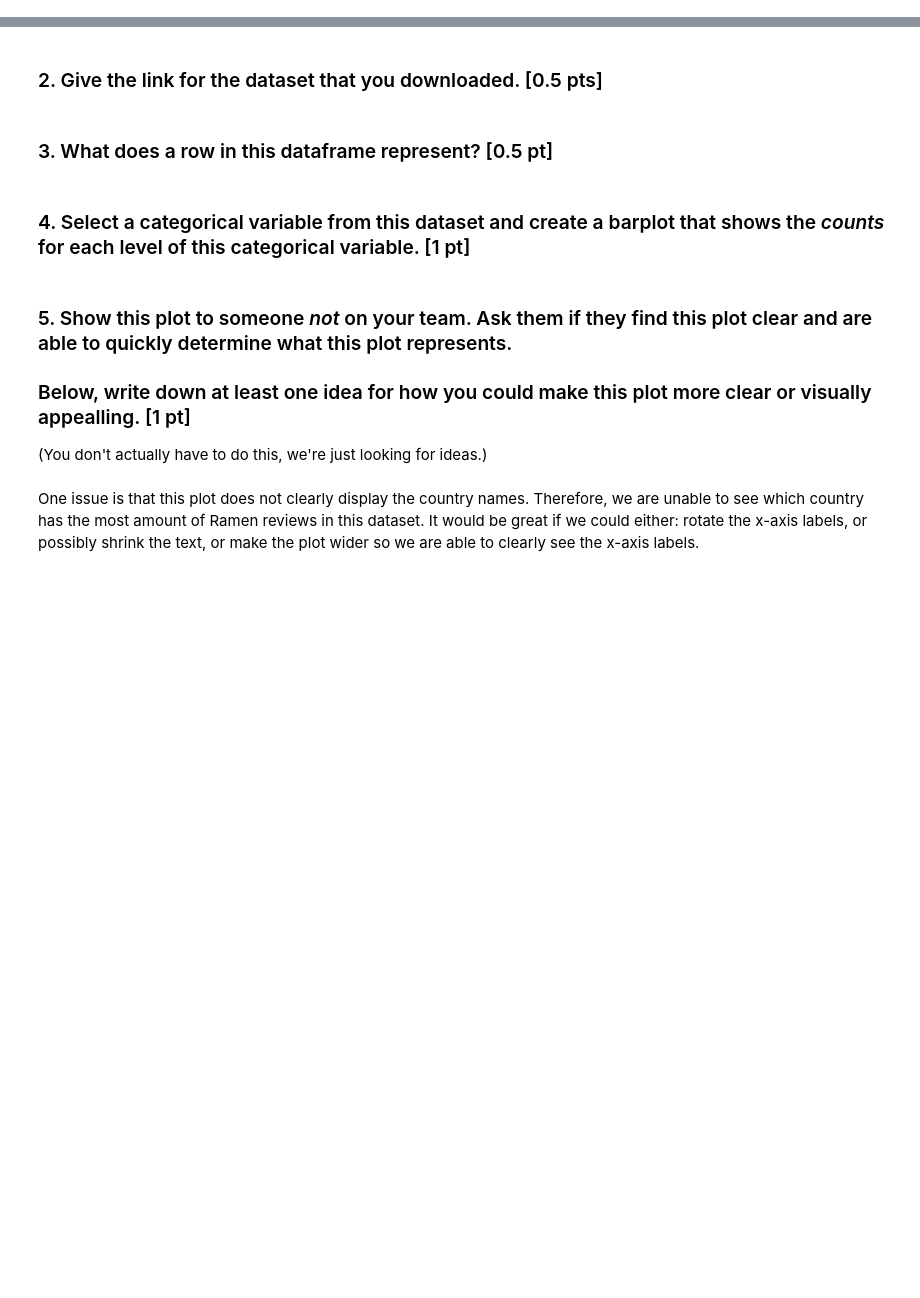
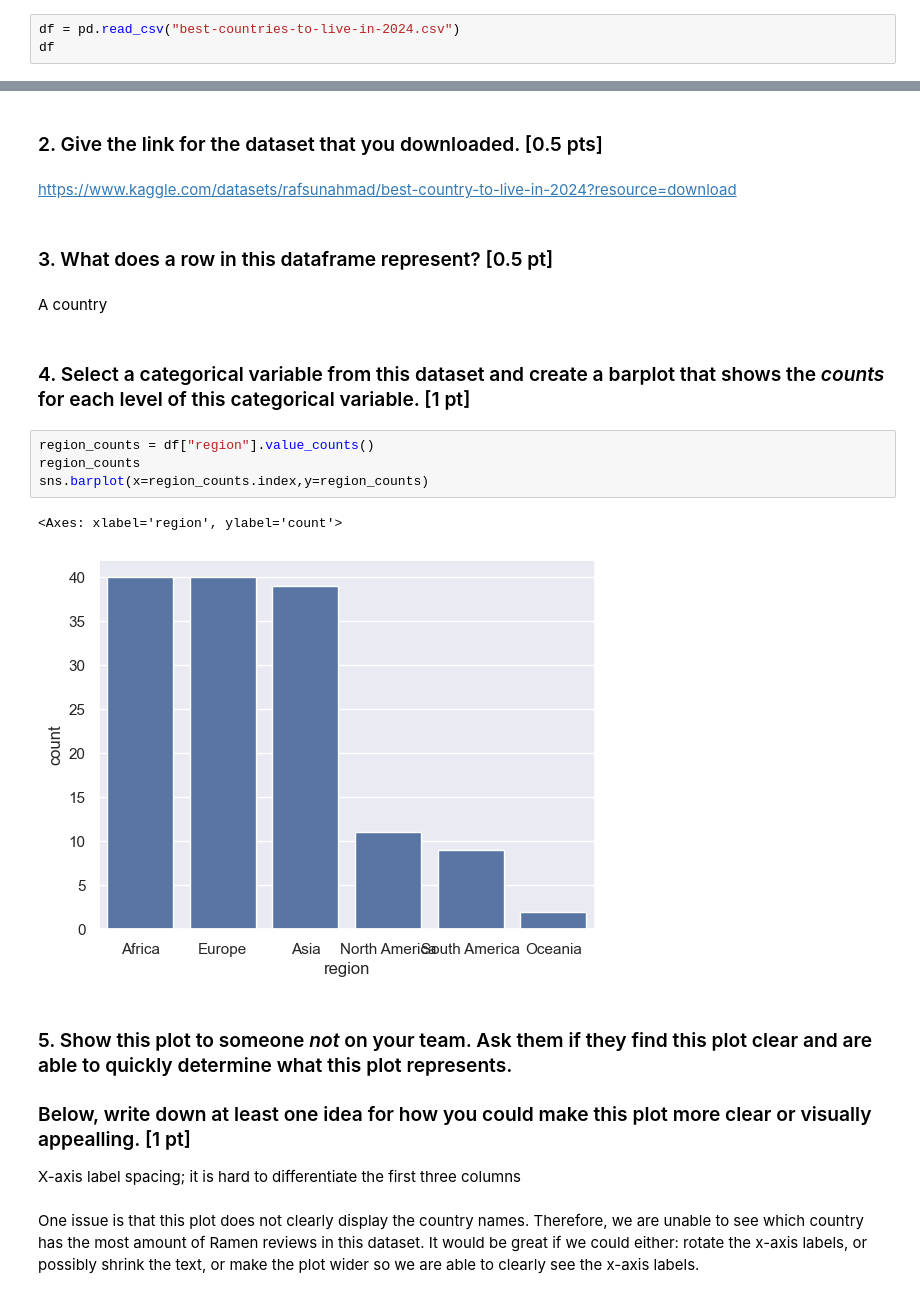
Before and after one commit to ryguy2k4/stat207, a Jupyter notebook: lab_01/lab_01_group.ipynb, the cells around one changed output, grey strips where cells are left out. Cells and saved outputs as stored; diff of their text form; blank space fills up the shorter version.

```diff
--- a/lab_01/lab_01_group.ipynb
+++ b/lab_01/lab_01_group.ipynb
@@ -38,3 +38,6 @@ These contribution reports should be included in all group lab assignments. In t
 2. Once you have found and clicked on a dataset you'd like to explore, select "Download" to download the csv file.
 3. On your desktop, move this csv into the same folder that this Jupyter notebook is located in.
 4. Finally, read this csv file into a pandas dataframe and display the first five rows.
+# %%
+df = pd.read_csv("best-countries-to-live-in-2024.csv")
+df
@@ -41,14 +58,25 @@ These contribution reports should be included in all group lab assignments. In t
 # %% [markdown]
 ### 2. Give the link for the dataset that you downloaded. [0.5 pts]
+# %% [markdown]
+https://www.kaggle.com/datasets/rafsunahmad/best-country-to-live-in-2024?resource=download
 # %% [markdown]
 ### 3. What does a row in this dataframe represent? [0.5 pt]
+# %% [markdown]
+A country
 # %% [markdown]
 ### 4. Select a categorical variable from this dataset and create a barplot that shows the *counts* for each level of this categorical variable. [1 pt]
+# %%
+region_counts = df["region"].value_counts()
+region_counts
+sns.barplot(x=region_counts.index,y=region_counts)
+# %% [output]
+<Axes: xlabel='region', ylabel='count'>
+[figure, added]
 # %% [markdown]
 ### 5. Show this plot to someone *not* on your team. Ask them if they find this plot clear and are able to quickly determine what this plot represents.
 
 ### Below, write down at least one idea for how you could make this plot more clear or visually appealling. [1 pt]
 
-(You don't actually have to do this, we're just looking for ideas.)
+X-axis label spacing; it is hard to differentiate the first three columns
 # %% [markdown]
 One issue is that this plot does not clearly display the country names. Therefore, we are unable to see which country has the most amount of Ramen reviews in this dataset. It would be great if we could either: rotate the x-axis labels, or possibly shrink the text, or make the plot wider so we are able to clearly see the x-axis labels.
```
Also changed, not shown: parts of 3 cells of this notebook.
